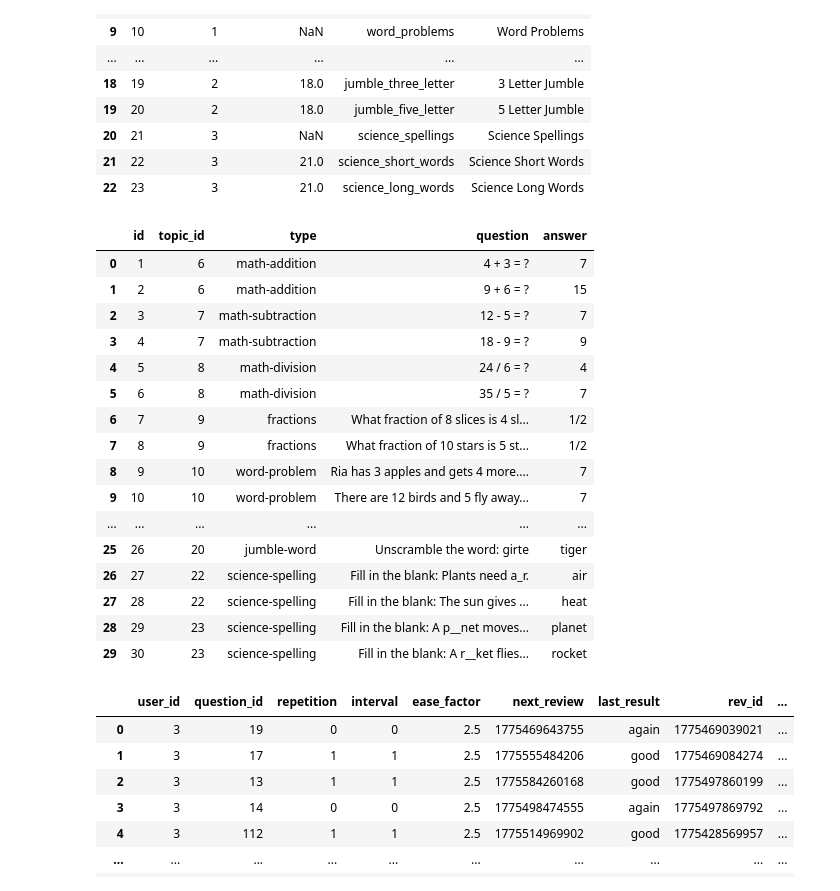
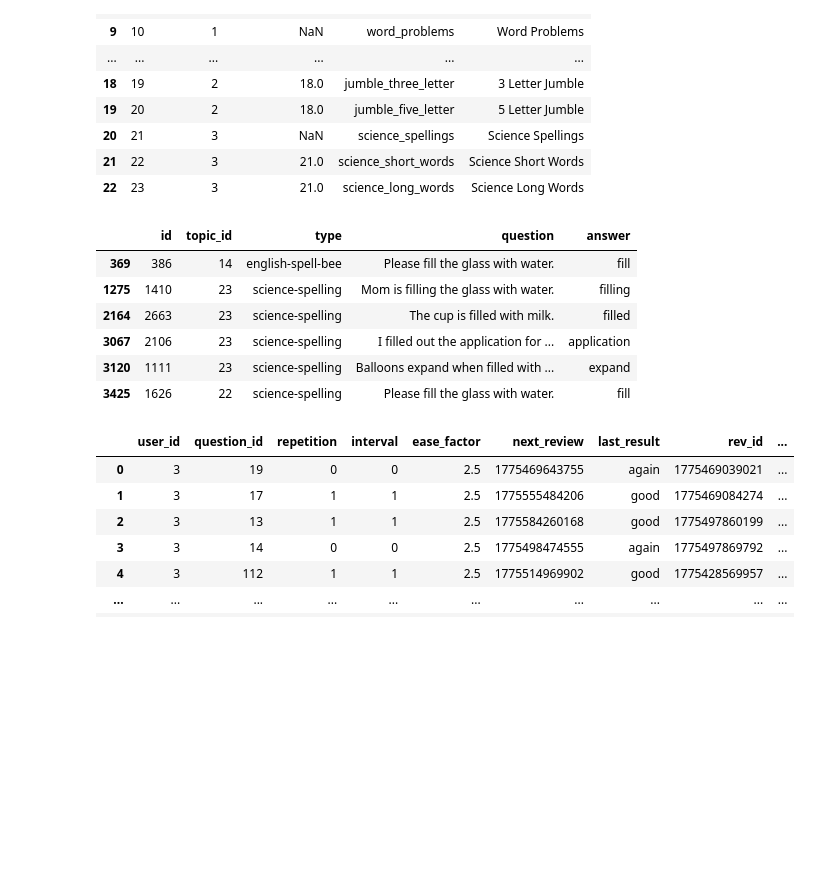
Before and after one commit to aimldlprojects/quizwiz, a Jupyter notebook: server/testing.ipynb, the cells around one changed output. Cells and saved outputs as stored; diff of their text form; code cells hidden in the pictures; blank space fills up the shorter version.

```diff
--- a/server/testing.ipynb
+++ b/server/testing.ipynb
@@ -741,25 +758,16 @@ fetch_table_df('topics', 100)
 | 21 | 22 | 3 | 21.0 | science_short_words | Science Short Words |
 | 22 | 23 | 3 | 21.0 | science_long_words | Science Long Words |
 # %%
-fetch_table_df('questions', 50)
+df = fetch_table_df('questions', 5000)
+df[df['question'].str.contains('fill')]
 # %% [output]
 |  | id | topic_id | type | question | answer |
-| 0 | 1 | 6 | math-addition | 4 + 3 = ? | 7 |
-| 1 | 2 | 6 | math-addition | 9 + 6 = ? | 15 |
-| 2 | 3 | 7 | math-subtraction | 12 - 5 = ? | 7 |
-| 3 | 4 | 7 | math-subtraction | 18 - 9 = ? | 9 |
-| 4 | 5 | 8 | math-division | 24 / 6 = ? | 4 |
-| 5 | 6 | 8 | math-division | 35 / 5 = ? | 7 |
-| 6 | 7 | 9 | fractions | What fraction of 8 slices is 4 sl... | 1/2 |
-| 7 | 8 | 9 | fractions | What fraction of 10 stars is 5 st... | 1/2 |
-| 8 | 9 | 10 | word-problem | Ria has 3 apples and gets 4 more.... | 7 |
-| 9 | 10 | 10 | word-problem | There are 12 birds and 5 fly away... | 7 |
-| ... | ... | ... | ... | ... | ... |
-| 25 | 26 | 20 | jumble-word | Unscramble the word: girte | tiger |
-| 26 | 27 | 22 | science-spelling | Fill in the blank: Plants need a_r. | air |
-| 27 | 28 | 22 | science-spelling | Fill in the blank: The sun gives ... | heat |
-| 28 | 29 | 23 | science-spelling | Fill in the blank: A p__net moves... | planet |
-| 29 | 30 | 23 | science-spelling | Fill in the blank: A r__ket flies... | rocket |
+| 369 | 386 | 14 | english-spell-bee | Please fill the glass with water. | fill |
+| 1275 | 1410 | 23 | science-spelling | Mom is filling the glass with water. | filling |
+| 2164 | 2663 | 23 | science-spelling | The cup is filled with milk. | filled |
+| 3067 | 2106 | 23 | science-spelling | I filled out the application for ... | application |
+| 3120 | 1111 | 23 | science-spelling | Balloons expand when filled with ... | expand |
+| 3425 | 1626 | 22 | science-spelling | Please fill the glass with water. | fill |
 # %%
 fetch_table_df('reviews', 300)
 # %% [output]
```
Also changed, not shown: parts of 14 cells of this notebook, 20 other files.
